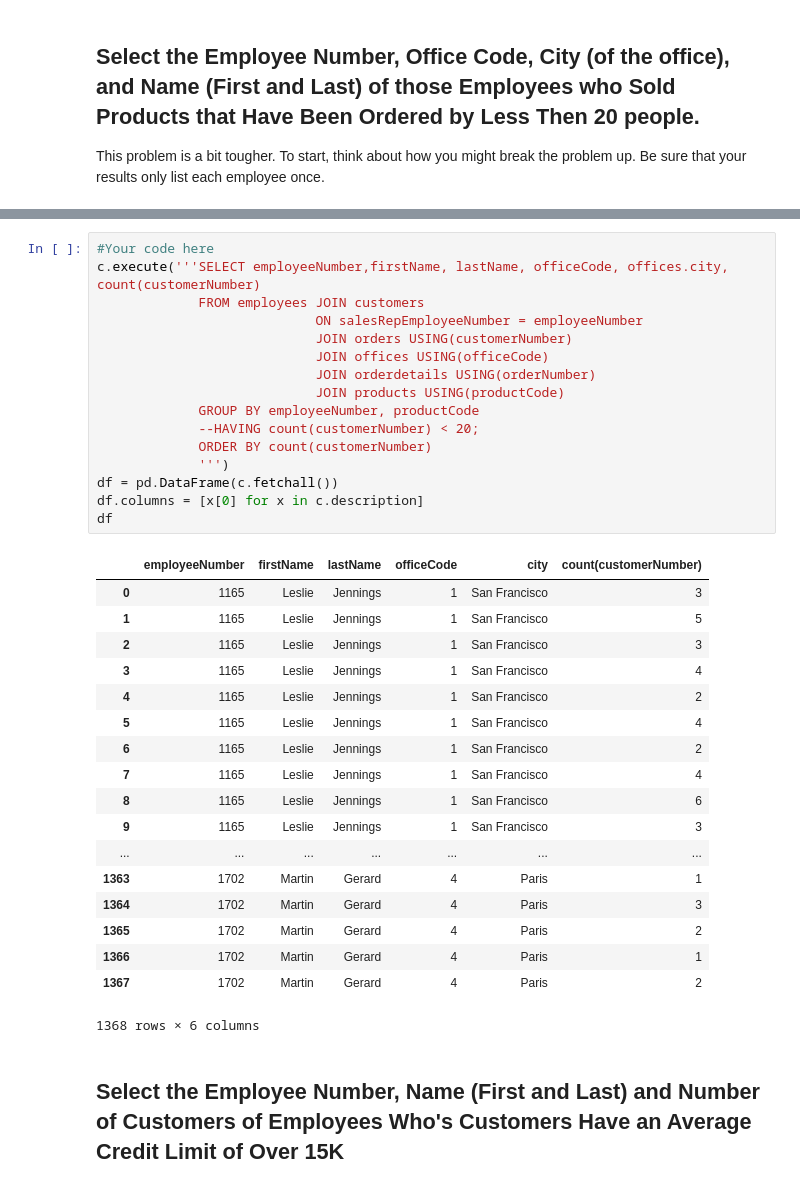
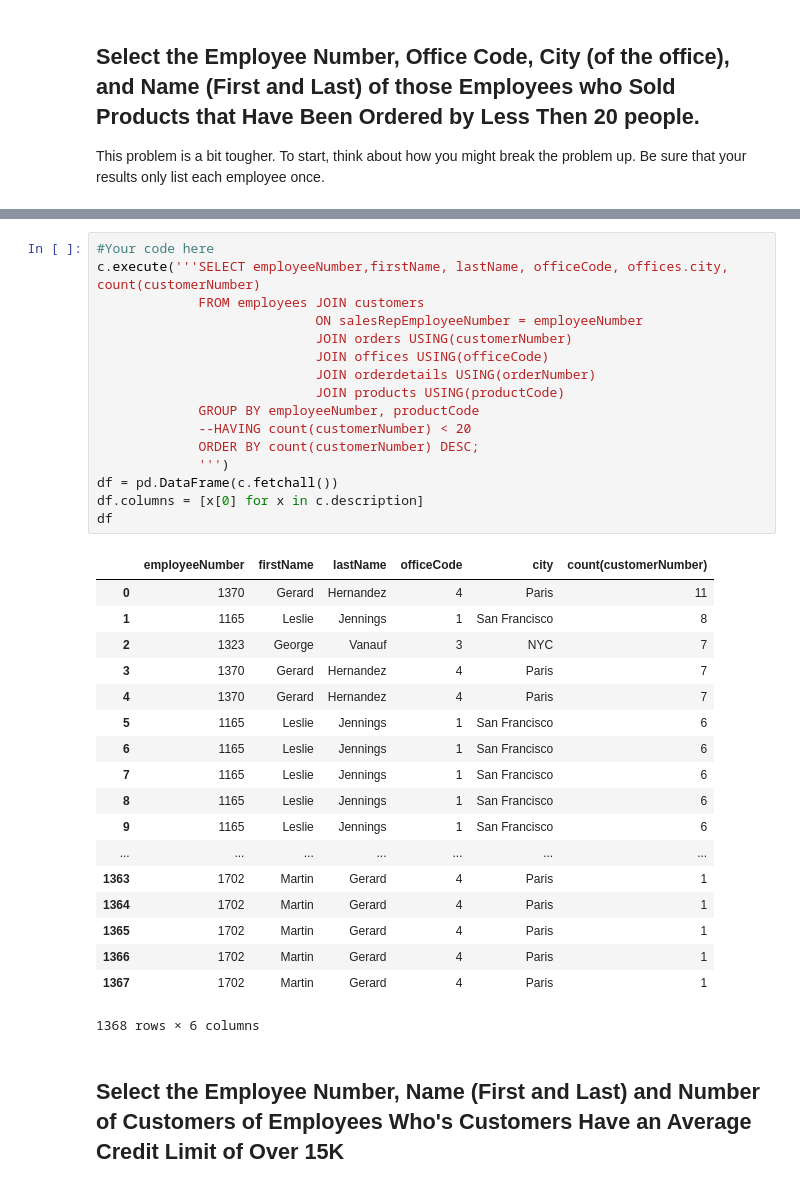
Before and after one commit to MaiaNgo/dsc-sql-subqueries-lab-atlanta-ds-062419, a Jupyter notebook: index.ipynb, the cells around one changed output, grey strips where cells are left out. Saved outputs shown, nothing was run; the diff lists cells and outputs as text.

```diff
--- a/index.ipynb
+++ b/index.ipynb
@@ -142,37 +142,37 @@ This problem is a bit tougher. To start, think about how you might break the pro
 # %%
 #Your code here
 c.execute('''SELECT employeeNumber,firstName, lastName, officeCode, offices.city, count(customerNumber)
              FROM employees JOIN customers
                             ON salesRepEmployeeNumber = employeeNumber
                             JOIN orders USING(customerNumber)
                             JOIN offices USING(officeCode)
                             JOIN orderdetails USING(orderNumber)
                             JOIN products USING(productCode)
              GROUP BY employeeNumber, productCode
-             --HAVING count(customerNumber) < 20;
-             ORDER BY count(customerNumber)
+             --HAVING count(customerNumber) < 20
+             ORDER BY count(customerNumber) DESC;
              ''')
 df = pd.DataFrame(c.fetchall())
 df.columns = [x[0] for x in c.description]
 df
 # %% [output]
 |  | employeeNumber | firstName | lastName | officeCode | city | count(customerNumber) |
-| 0 | 1165 | Leslie | Jennings | 1 | San Francisco | 3 |
-| 1 | 1165 | Leslie | Jennings | 1 | San Francisco | 5 |
-| 2 | 1165 | Leslie | Jennings | 1 | San Francisco | 3 |
-| 3 | 1165 | Leslie | Jennings | 1 | San Francisco | 4 |
-| 4 | 1165 | Leslie | Jennings | 1 | San Francisco | 2 |
-| 5 | 1165 | Leslie | Jennings | 1 | San Francisco | 4 |
-| 6 | 1165 | Leslie | Jennings | 1 | San Francisco | 2 |
-| 7 | 1165 | Leslie | Jennings | 1 | San Francisco | 4 |
+| 0 | 1370 | Gerard | Hernandez | 4 | Paris | 11 |
+| 1 | 1165 | Leslie | Jennings | 1 | San Francisco | 8 |
+| 2 | 1323 | George | Vanauf | 3 | NYC | 7 |
+| 3 | 1370 | Gerard | Hernandez | 4 | Paris | 7 |
+| 4 | 1370 | Gerard | Hernandez | 4 | Paris | 7 |
+| 5 | 1165 | Leslie | Jennings | 1 | San Francisco | 6 |
+| 6 | 1165 | Leslie | Jennings | 1 | San Francisco | 6 |
+| 7 | 1165 | Leslie | Jennings | 1 | San Francisco | 6 |
 | 8 | 1165 | Leslie | Jennings | 1 | San Francisco | 6 |
-| 9 | 1165 | Leslie | Jennings | 1 | San Francisco | 3 |
+| 9 | 1165 | Leslie | Jennings | 1 | San Francisco | 6 |
 | ... | ... | ... | ... | ... | ... | ... |
 | 1363 | 1702 | Martin | Gerard | 4 | Paris | 1 |
-| 1364 | 1702 | Martin | Gerard | 4 | Paris | 3 |
-| 1365 | 1702 | Martin | Gerard | 4 | Paris | 2 |
+| 1364 | 1702 | Martin | Gerard | 4 | Paris | 1 |
+| 1365 | 1702 | Martin | Gerard | 4 | Paris | 1 |
 | 1366 | 1702 | Martin | Gerard | 4 | Paris | 1 |
-| 1367 | 1702 | Martin | Gerard | 4 | Paris | 2 |
+| 1367 | 1702 | Martin | Gerard | 4 | Paris | 1 |
 1368 rows × 6 columns
 # %% [markdown]
 ## Select the Employee Number, Name (First and Last) and Number of Customers of Employees Who's Customers Have an Average Credit Limit of Over 15K
```
